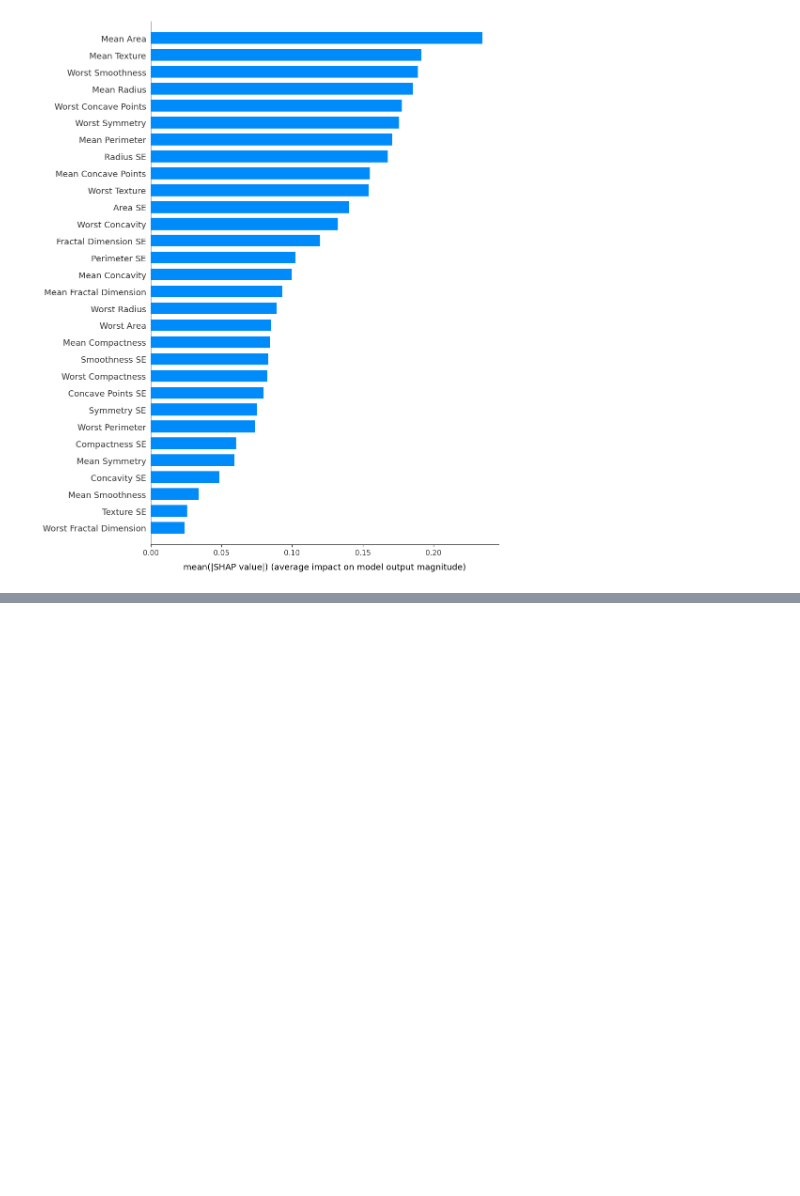
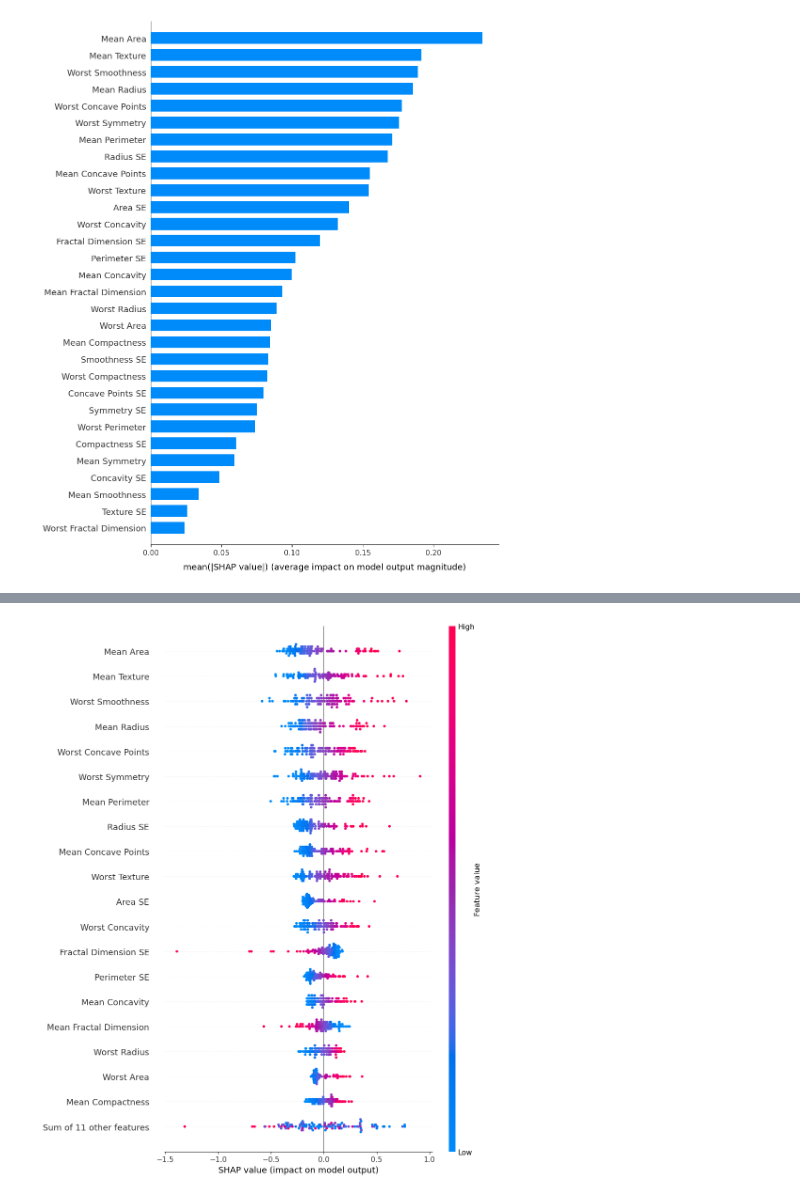
Before and after one commit to rodriguesfhs/ml-mini-projects, a Jupyter notebook: breast-cancer-classification/Diagnostic Breast Cancer Dataset.ipynb, the cells around one changed output, grey strips where cells are left out. Drawn from its saved outputs; the diff is of its cells as text; code cells hidden in the pictures; blank space fills up the shorter version.

```diff
--- a/breast-cancer-classification/Diagnostic Breast Cancer Dataset.ipynb
+++ b/breast-cancer-classification/Diagnostic Breast Cancer Dataset.ipynb
@@ -401,3 +453,14 @@ plt.show()
+# %%
+# 7. SHAP Beeswarm
+# SHAP value per sample, i.e. Understanding direction + heterogeneity of each feature's effect
+
+shap.plots.beeswarm(exp, max_display=20, show=False)
+fig = plt.gcf()
+fig.set_size_inches(10, 12)
+plt.tight_layout()
+plt.show()
+# %% [output]
+[figure, added]
 # %% [markdown]
 # Conclusion
 
```
Also changed, not shown: parts of 16 cells of this notebook.
